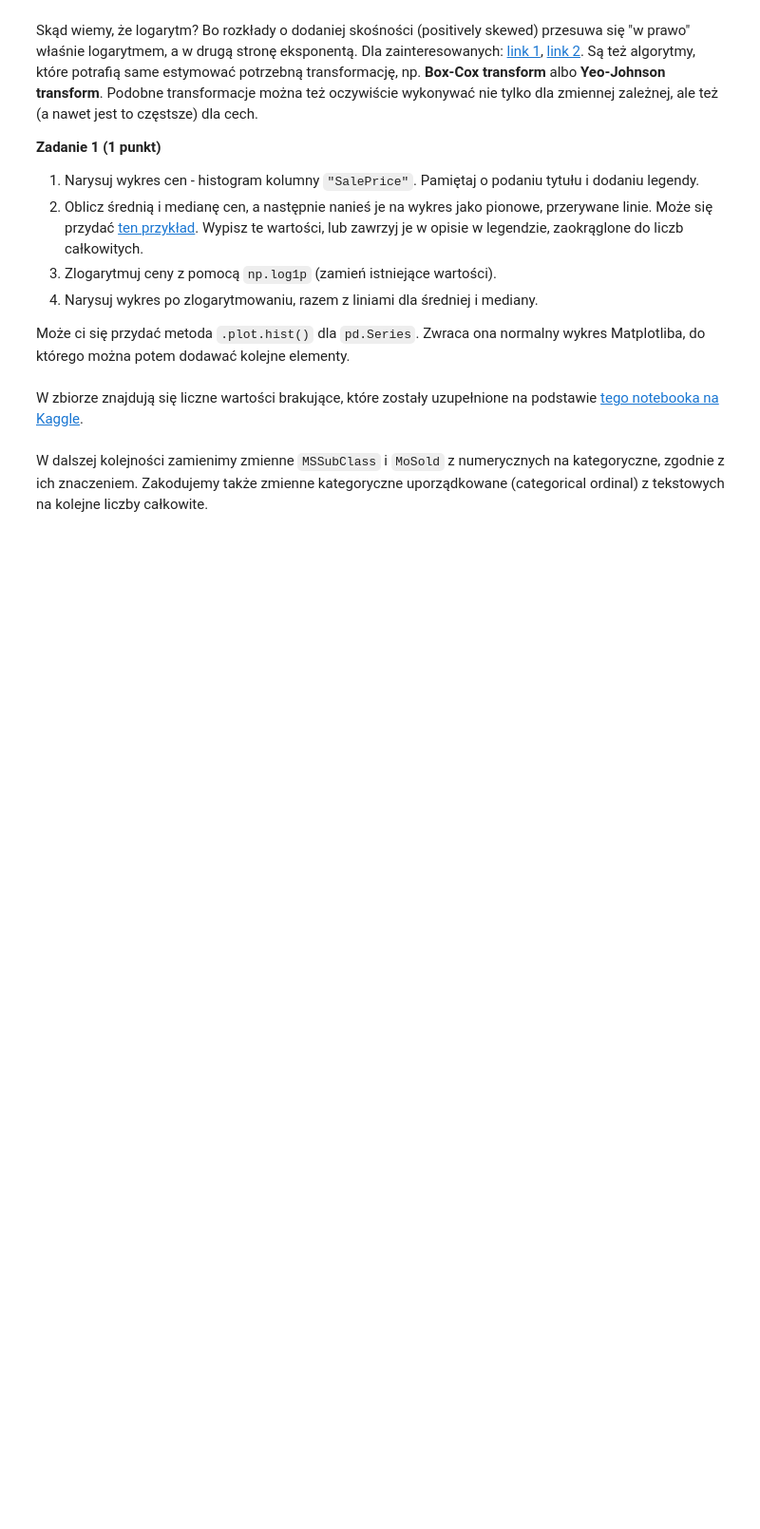
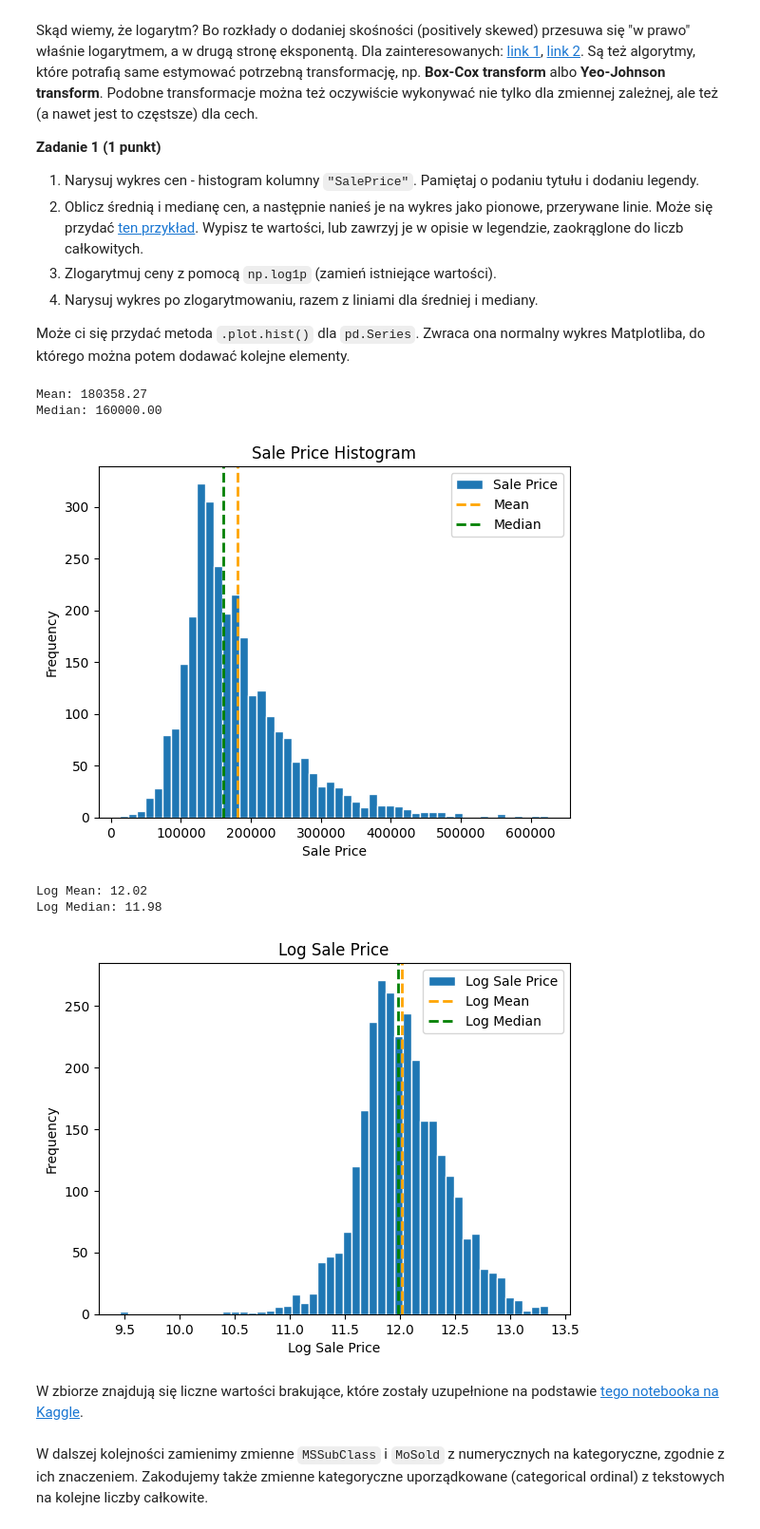
Before and after one commit to kanitsch/pum, a Jupyter notebook: 1-zadanie_domowe/1-zadanie_domowe/notebook.ipynb, the cells around one changed output. Shown at 95% size. Cells and saved outputs as stored; diff of their text form; code cells hidden in the pictures; blank space fills up the shorter version.

```diff
--- a/1-zadanie_domowe/1-zadanie_domowe/notebook.ipynb
+++ b/1-zadanie_domowe/1-zadanie_domowe/notebook.ipynb
@@ -90,6 +103,36 @@ Skąd wiemy, że logarytm? Bo rozkłady o dodaniej skośności (positively skewe
 4. Narysuj wykres po zlogarytmowaniu, razem z liniami dla średniej i mediany.
 
 Może ci się przydać metoda `.plot.hist()` dla `pd.Series`. Zwraca ona normalny wykres Matplotliba, do którego można potem dodawać kolejne elementy.
+# %%
+ax = df['SalePrice'].plot.hist(bins=50, edgecolor='white')
+plt.title('Sale Price Histogram')
+plt.xlabel('Sale Price')
+plt.ylabel('Frequency')
+ax.axvline(df['SalePrice'].mean(), color='orange', linestyle='dashed', linewidth=2)
+ax.axvline(df['SalePrice'].median(), color='green', linestyle='dashed', linewidth=2)
+plt.legend(['Sale Price', 'Mean', 'Median'])
+print(f'Mean: {df["SalePrice"].mean():.2f}')
+print(f'Median: {df["SalePrice"].median():.2f}')
+plt.show()
+
+df['SalePrice'] = np.log1p(df['SalePrice'])
+ax = df['SalePrice'].plot.hist(bins=50, edgecolor='white')
+plt.title('Log Sale Price')
+plt.xlabel('Log Sale Price')
+plt.ylabel('Frequency')
+ax.axvline(df['SalePrice'].mean(), color='orange', linestyle='dashed', linewidth=2)
+ax.axvline(df['SalePrice'].median(), color='green', linestyle='dashed', linewidth=2)
+plt.legend(['Log Sale Price', 'Log Mean', 'Log Median'])
+print(f'Log Mean: {log_price.mean():.2f}')
+print(f'Log Median: {log_price.median():.2f}')
+plt.show()
+# %% [output]
+Mean: 180358.27
+Median: 160000.00
+[figure, added]
+Log Mean: 12.02
+Log Median: 11.98
+[figure, added]
 # %% [markdown]
 W zbiorze znajdują się liczne wartości brakujące, które zostały uzupełnione na podstawie [tego notebooka na Kaggle](https://www.kaggle.com/code/juliencs/a-study-on-regression-applied-to-the-ames-dataset).
 # %%
```
Also changed, not shown: parts of 8 cells of this notebook.
